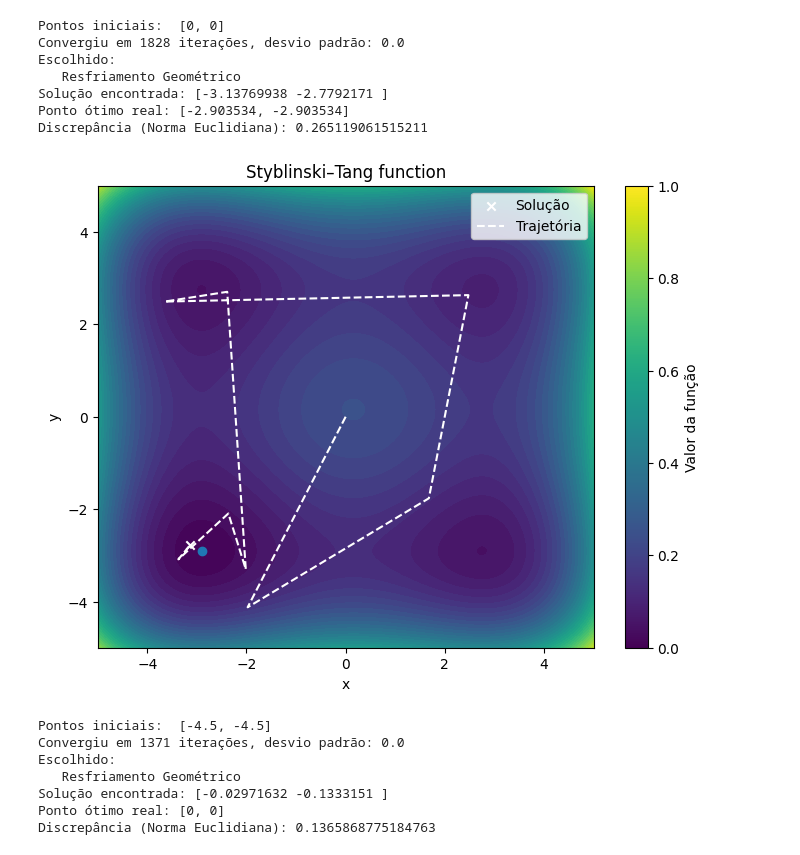
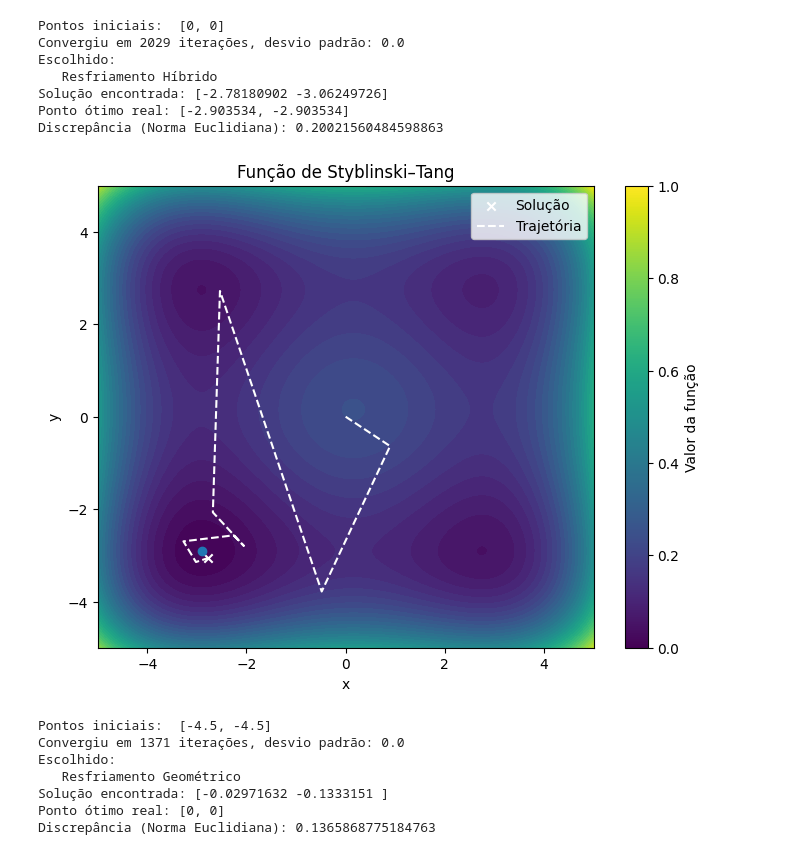
Before and after one commit to Guilhos/ENGG11---Simulated-Annealing, a Jupyter notebook: SA2d.ipynb, the cells around one changed output. Cells and saved outputs as stored; diff of their text form; code cells hidden in the pictures.

```diff
--- a/SA2d.ipynb
+++ b/SA2d.ipynb
@@ -11,6 +11,7 @@ def SA(F, T, opc, convR, lB, uB, g, init):
     convergencia = []
     history = [cur_sol]
     nProg = 0
+    sProg = 0
     i = 0
 
     def is_feasible(sol):
@@ -25,7 +26,7 @@ def SA(F, T, opc, convR, lB, uB, g, init):
 
     while True:
         i+=1
-        # Cálculo da vizinhança
+        # Cálculo da vizinhança e se obedece restrições
         while True:
             new_sol = cur_sol + np.random.uniform(-1, 1, size=2) * scale
             new_sol = np.clip(new_sol, [b[0] for b in bounds], [b[1] for b in bounds])
@@ -48,8 +49,11 @@ def SA(F, T, opc, convR, lB, uB, g, init):
         if cur_F < F(best):
             best = cur_sol
             nProg = 0
+            sProg += 1
         else:
             nProg += 1
+            sProg = 0
+
         convergencia.append(F(cur_sol))
         if i > convR:
             del convergencia[0]
@@ -57,14 +61,14 @@ def SA(F, T, opc, convR, lB, uB, g, init):
                 print(f'Convergiu em {i} iterações, desvio padrão: {np.std(convergencia)}')
                 break
 
-        T = resfriamento(T,i,deltaE, 0.9, 0, opc, nProg)
+        T = resfriamento(T,i,deltaE, 0.9, 800, opc, nProg, sProg)
         history.append(cur_sol)
 
-    dicio = {'1': 'Linear', '2': 'Geométrico', '3': 'Logarítimico', '4': 'Híbrido', '5': 'Exponencial', '6': 'Adaptativo', '7': 'Fast'}
+    dicio = {'1': 'Linear', '2': 'Geométrico', '3': 'Logarítimico', '4': 'Híbrido', '5': 'Exponencial', '6': 'Adaptativo'}
     print(f'Escolhido: \n   Resfriamento {dicio[str(opc)]}')
     return cur_sol, history, best
 
-def resfriamento(T, k, deltaE, a = 0.75, b = 0, opc = 0, nProg = 0):
+def resfriamento(T, k, deltaE, a = 0.75, b = 0, opc = 0, nProg = 0, sProg = 0):
     if opc == 1: # Linear
         T = T - a
     elif opc == 2: # Geométrica
@@ -79,13 +83,11 @@ def resfriamento(T, k, deltaE, a = 0.75, b = 0, opc = 0, nProg = 0):
     elif opc == 5: # Exponencial - Converge em 10000
         T = T/(1+b*T)
     elif opc == 6: # Adaptativa, ASA
-        if nProg > 4:
+        if nProg >= 5:
+            a *= 0.9
+        elif sProg >= 3:
             a *= 1.1
-        else:
-            a *= 0.9
         T *= a
-    elif opc == 7: # Fast, FSA
-        T = T/(1+k)
     return T
 # %%
 def function(sol):
@@ -127,40 +129,40 @@ Discrepância (Norma Euclidiana): 0.0685902294245302
 # %%
 def function(sol):
     x, y = sol
     return (x**4 - 16*x**2 + 5*x + y**4 - 16*y**2 + 5*y)/2
 
 min_point = [-2.903534,-2.903534]
 
 xx = np.linspace(-5,5,500)
 yy = np.linspace(-5,5,500)
 
 X,Y = np.meshgrid(xx,yy)
-sol, history, best = SA(function, T = 100, opc = 2, convR = 800, lB=[-5,-5], uB=[5,5], g = [], init=[0,0])
+sol, history, best = SA(function, T = 100, opc = 4, convR = 800, lB=[-5,-5], uB=[5,5], g = [], init=[0,0])
 print(f'Solução encontrada: {sol}\nPonto ótimo real: {min_point}')
 print(f'Discrepância (Norma Euclidiana): {np.linalg.norm(sol - min_point)}')
 
 plt.figure(figsize=(8, 6))
 plt.contourf(X, Y, function([X,Y]), levels=50, cmap='viridis')
 plt.scatter(sol[0], sol[1], marker='x', color='white', label='Solução')
 plt.scatter(min_point[0],min_point[1], marker='o')
 history_x = [h[0] for h in history]
 history_y = [h[1] for h in history]
 plt.plot(history_x, history_y, color='white', linestyle='--', label='Trajetória')
 plt.colorbar(label='Valor da função')
-plt.title('Styblinski–Tang function')
+plt.title('Função de Styblinski–Tang')
 plt.xlabel('x')
 plt.ylabel('y')
 plt.legend()
 plt.show()
 # %% [output]
 Pontos iniciais:  [0, 0]
-Convergiu em 1828 iterações, desvio padrão: 0.0
+Convergiu em 2029 iterações, desvio padrão: 0.0
 Escolhido:
-   Resfriamento Geométrico
-Solução encontrada: [-3.13769938 -2.7792171 ]
+   Resfriamento Híbrido
+Solução encontrada: [-2.78180902 -3.06249726]
 Ponto ótimo real: [-2.903534, -2.903534]
-Discrepância (Norma Euclidiana): 0.265119061515211
+Discrepância (Norma Euclidiana): 0.20021560484598863
-[figure, old version]
+[figure, new version]
 # %%
 def function(sol):
     x, y = sol
```
Also changed, not shown: parts of 2 cells of this notebook, 2 other files.
